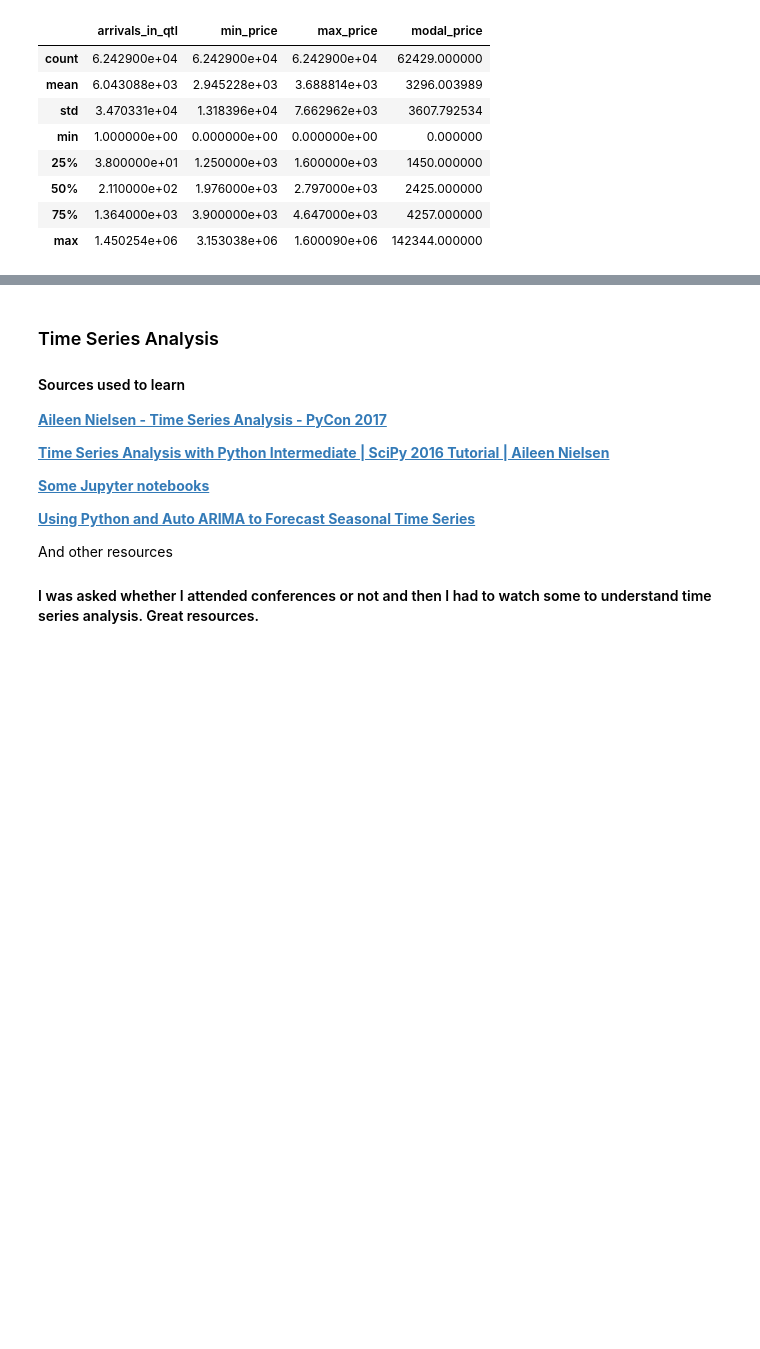
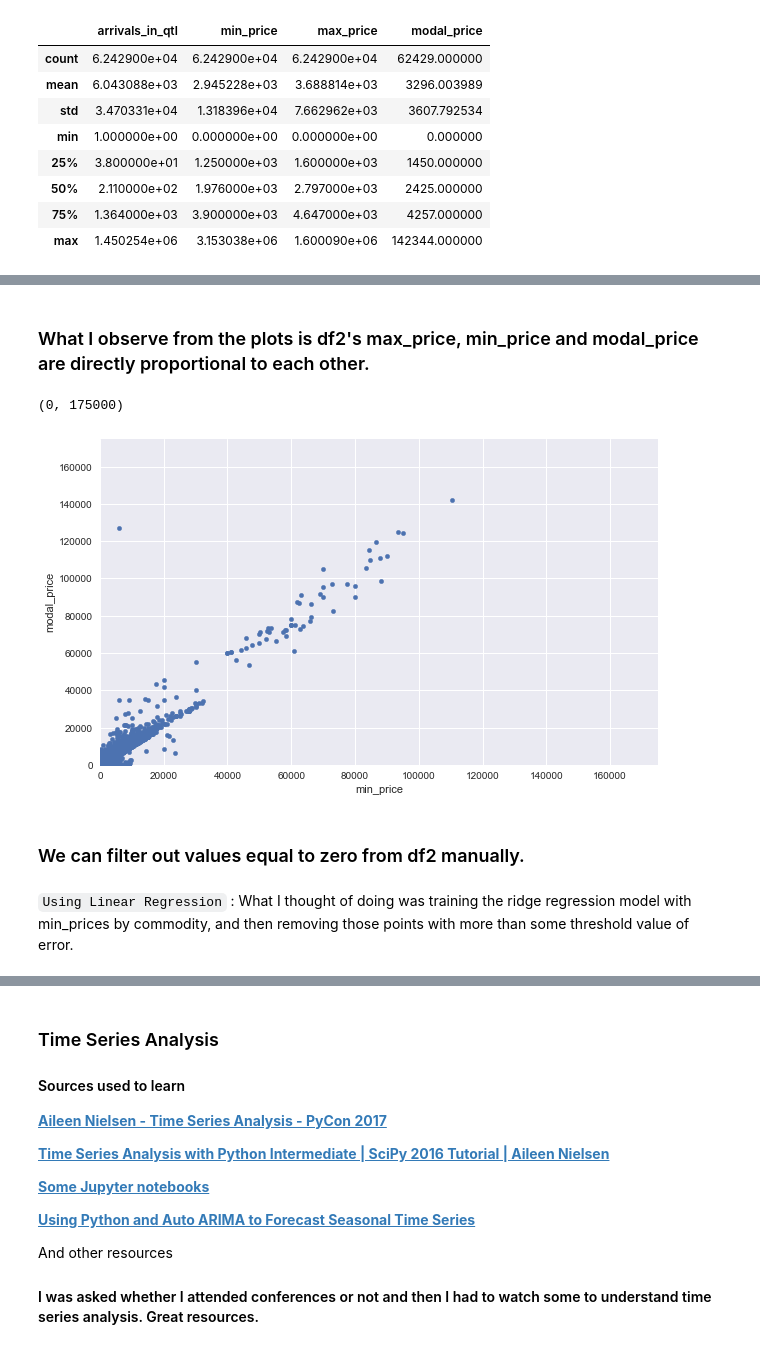
Before and after one commit to sirius0503/Trends_In_APMC, a Jupyter notebook: apmc_trends.ipynb, the cells around one changed output, grey strips where cells are left out. Saved outputs shown, nothing was run; the diff lists cells and outputs as text; code cells hidden in the pictures; blank space fills up the shorter version.

```diff
--- a/apmc_trends.ipynb
+++ b/apmc_trends.ipynb
@@ -266,0 +301,11 @@ df2.describe()
+# %% [markdown]
+### What I observe from the plots is df2's max_price, min_price and modal_price are directly proportional to each other.
+# %%
+ax = df2.sort_values(by=['Commodity']).plot.scatter(x = 'min_price', y = 'modal_price')
+ax.set_xlim(0, 175000)
+ax.set_ylim(0, 175000)
+# %% [output]
+(0, 175000)
+[figure, added]
+# %% [markdown]
+### We can filter out values equal to zero from df2 manually.
@@ -266,0 +314,2 @@ df2.describe()
+# %% [markdown]
+`Using Linear Regression` : What I thought of doing was training the ridge regression model with min_prices by commodity, and then removing those points with more than some threshold value of error.
```
Also changed, not shown: parts of 11 cells of this notebook.
